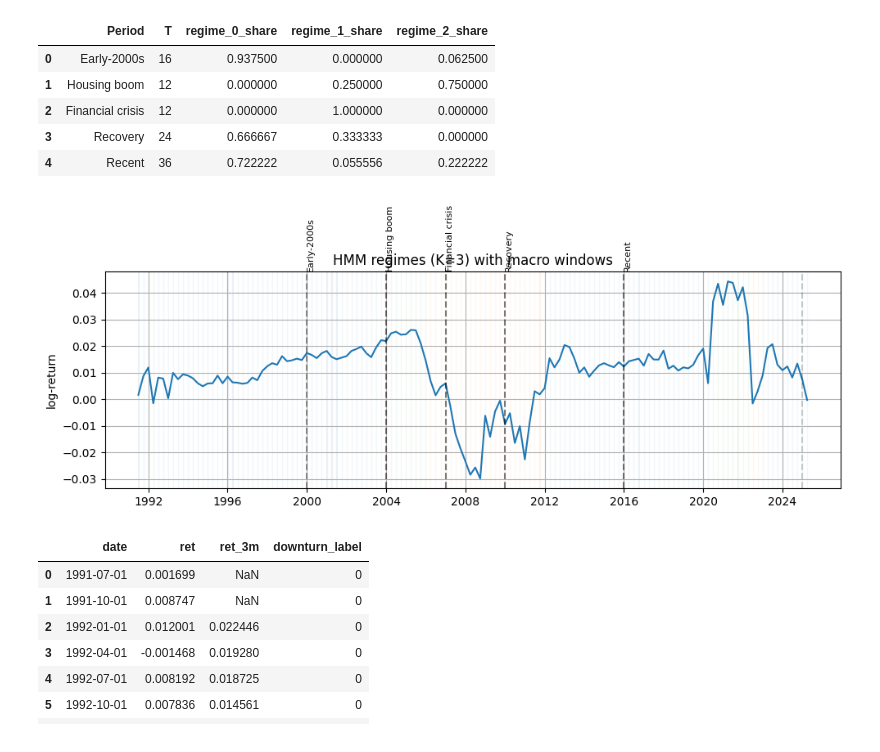
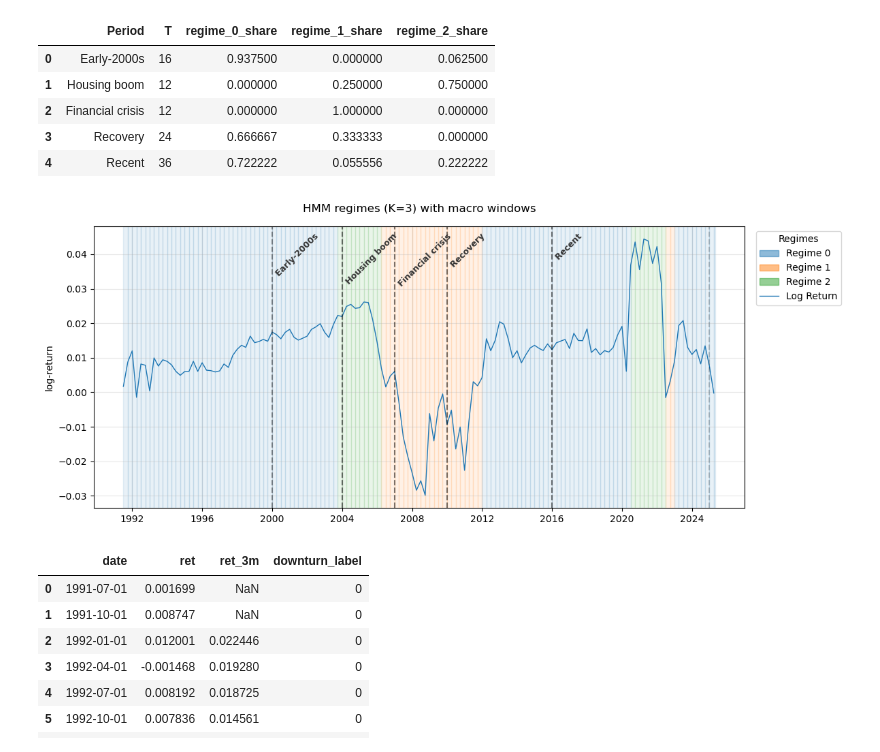
Before and after one commit to Dennis-T-cloud/CSE150-FinalProject, a Jupyter notebook: 02_analysis.ipynb, the cells around one changed output. Saved outputs shown, nothing was run; the diff lists cells and outputs as text; code cells hidden in the pictures.

Commit message:
fix the hmm regimes chart issues

```diff
--- a/02_analysis.ipynb
+++ b/02_analysis.ipynb
@@ -269,34 +270,73 @@ df_macro_summary
 # %%
 # Plot the returns with regime bands and mark macro windows for visual alignment
 
 state_colors = ["tab:blue", "tab:orange", "tab:green", "tab:red"]
 
-fig, ax = plt.subplots(figsize=(10, 4))
+fig, ax = plt.subplots(figsize=(12, 5))
 
-ax.plot(df_macro["date"], df_macro["ret"], label="log-return")
+# Draw the main data line
+ax.plot(df_macro["date"], df_macro["ret"], label="log-return", linewidth=1, zorder=2)
 ax.set_ylabel("log-return")
-ax.set_title(f"HMM regimes (K={K_target}) with macro windows")
+# [11/24 update]Add padding to the header to prevent it from being too close to the top border.
+ax.set_title(f"HMM regimes (K={K_target}) with macro windows",pad=15)
 
 # regime bands
-for t in range(len(df_macro)):
+# Use iloc[t+1] as the endpoint to ensure that the color blocks are continuous and without gaps.
+for t in range(len(df_macro)-1):
     ax.axvspan(
         df_macro["date"].iloc[t],
-        df_macro["date"].iloc[t] + pd.Timedelta("1D"),
+        df_macro["date"].iloc[t+1],
         color=state_colors[df_macro["regime"].iloc[t]],
-        alpha=0.06,
+        alpha=0.1,
+        edgecolor=None,
+        zorder = 1
     )
+# add last point
+ax.axvspan(df_macro["date"].iloc[-1],
+           df_macro["date"].iloc[-1] + pd.Timedelta("30D"),
+           color=state_colors[df_macro["regime"].iloc[-1]],
+           alpha=0.1,
+           edgecolor=None,
+           zorder=1)
 
 # vertical lines for macro window boundaries
 for name, start, end in macro_windows:
-    ax.axvline(pd.to_datetime(start), color="k", linestyle="--", alpha=0.4)
-    ax.axvline(pd.to_datetime(end), color="k", linestyle="--", alpha=0.2)
-    ax.text(pd.to_datetime(start), ax.get_ylim()[1],
-            name, rotation=90, verticalalignment="bottom", fontsize=8)
+    st_date = pd.to_datetime(start)
+    ed_date = pd.to_datetime(end)
+    ax.axvline(pd.to_datetime(start), color="k", linestyle="--", alpha=0.4,zorder=3)
+    ax.axvline(pd.to_datetime(end), color="k", linestyle="--", alpha=0.2,zorder=3)
 
+    ax.text(
+        st_date,
+        y=0.98,
+        s=f" {name}",
+        rotation=45,
+        verticalalignment="top",
+        horizontalalignment="left",
+        transform=ax.get_xaxis_transform(),
+        fontsize=9,
+        fontweight='bold',
+        color="#333",
+        zorder=100
+    )
+
+# [11/24 update] # Create a color block legend
+legend_patches = [mpatches.Patch(color=state_colors[k], alpha=0.5, label=f'Regime {k}') for k in range(K_target)]
+legend_patches.append(plt.Line2D([0], [0],lw=1, label='Log Return'))
+
+ax.legend(
+    handles=legend_patches,
+    title="Regimes",
+    loc="upper left",
+    bbox_to_anchor=(1.01, 1),
+    frameon=True
+)
+
+ax.grid(True, alpha=0.3)
 plt.tight_layout()
 plt.show()
 # %% [output]
-[figure, old version]
+[figure, new version]
 # %%
 # Construct a simple downturn proxy label
 
```
Also changed, not shown: parts of 3 cells of this notebook.
